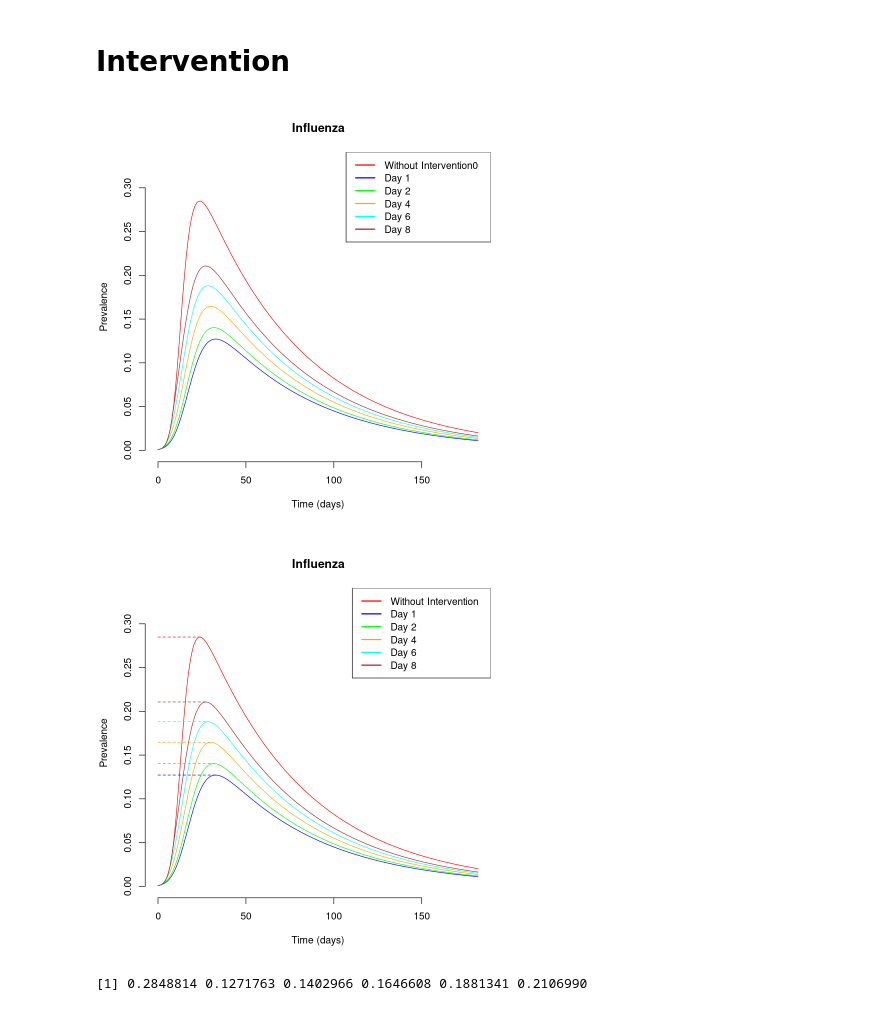
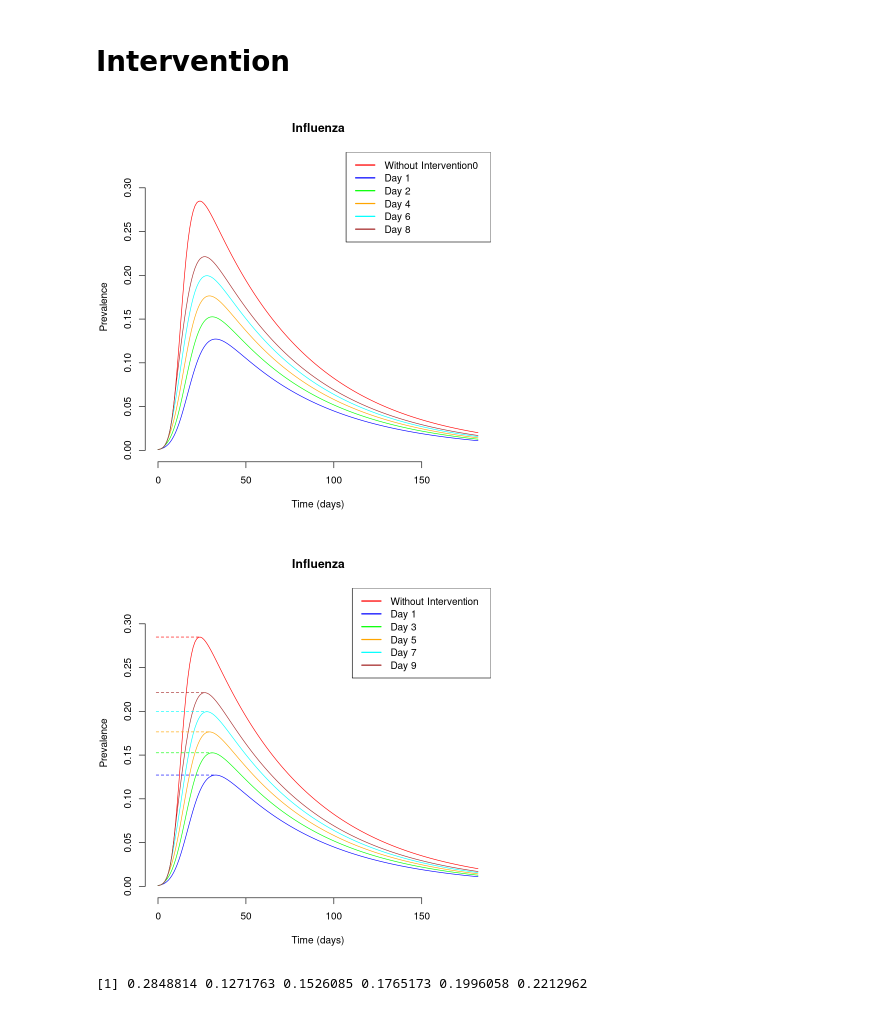
Before and after one commit to clemsadand/MMED-Group7, a Jupyter notebook: mmed_code_group7.ipynb, the cells around one changed output. Drawn from its saved outputs; the diff is of its cells as text; code cells hidden in the pictures.

```diff
--- a/mmed_code_group7.ipynb
+++ b/mmed_code_group7.ipynb
@@ -260,10 +260,10 @@ legend("topright", legend = c("Simulated data", "Simulated Prevalence", "Prevale
 # Intervention
 # %%
 T_interv0 = 1
-T_interv1 = 2
-T_interv2 = 4
-T_interv3 = 6
-T_interv4 = 8
+T_interv1 = 3
+T_interv2 = 5
+T_interv3 = 7
+T_interv4 = 9
 # %%
 f.fn <- function(I, N, x, a = 50){
   ans <- 0
@@ -566,7 +566,7 @@ legend("topright", legend = c("Without Intervention0", "Day 1", "Day 2","Day 4",
                               "Day 6","Day 8"),
                                col = c("red", "blue","green", "orange", "cyan","brown"), lwd = 2)
 # %% [output]
-[figure, old version]
+[figure, new version]
 # %%
 # Find the maximum y-values and their corresponding time for each series
 max_y_without_interv <- max(ts_seirv_without_interv$P)
@@ -591,40 +591,40 @@ max_y_with_interv4_time <- ts_seirv_with_interv4$time[which.max(ts_seirv_with_in
 max_y <- max(max_y_without_interv, max_y_with_interv0, max_y_with_interv1, max_y_with_interv2, max_y_with_interv3, max_y_with_interv4)
 
 # Plot the base graph
 plot(ts_seirv_without_interv$time,               # Time on the x axis
      ts_seirv_without_interv$P,                  # Number infected (I) on the y axis
      xlab = "Time (days)",     # Label the x axis
      ylab = "Prevalence",  # Label the y axis
      main = "Influenza",    # Plot title
      xlim = c(0, max(ts_seirv_with_interv0$time)),           #
      ylim = c(0, max_y*1.15),
      col="red",
      type = "l",                # Use a line plot
      bty = "n")                 # Remove the box around the plot
 
 # Add additional lines for other interventions
 lines(ts_seirv_with_interv0$time, ts_seirv_with_interv0$P, col="blue")
 lines(ts_seirv_with_interv1$time, ts_seirv_with_interv1$P, col="green")
 lines(ts_seirv_with_interv2$time, ts_seirv_with_interv2$P, col="orange")
 lines(ts_seirv_with_interv3$time, ts_seirv_with_interv3$P, col="cyan")
 lines(ts_seirv_with_interv4$time, ts_seirv_with_interv4$P, col="brown")
 
 # Add legend
-legend("topright", legend = c("Without Intervention", "Day 1", "Day 2","Day 4", "Day 6","Day 8"),
+legend("topright", legend = c("Without Intervention", "Day 1", "Day 3","Day 5", "Day 7","Day 9"),
        col = c("red", "blue","green", "orange", "cyan","brown"), lwd = 2)
 
 # Add horizontal segments at the peaks
 segments(x0=-1, y0=max_y_without_interv, x1=max_y_without_interv_time, y1=max_y_without_interv, col="red", lty=2)
 segments(x0=-1, y0=max_y_with_interv0, x1=max_y_with_interv0_time, y1=max_y_with_interv0, col="blue", lty=2)
 segments(x0=-1, y0=max_y_with_interv1, x1=max_y_with_interv1_time, y1=max_y_with_interv1, col="green", lty=2)
 segments(x0=-1, y0=max_y_with_interv2, x1=max_y_with_interv2_time, y1=max_y_with_interv2, col="orange", lty=2)
-segments(x0=0, y0=max_y_with_interv3, x1=max_y_with_interv3_time, y1=max_y_with_interv3, col="cyan", lty=2)
-segments(x0=0, y0=max_y_with_interv4, x1=max_y_with_interv4_time, y1=max_y_with_interv4, col="brown", lty=2)
+segments(x0=-1, y0=max_y_with_interv3, x1=max_y_with_interv3_time, y1=max_y_with_interv3, col="cyan", lty=2)
+segments(x0=-1, y0=max_y_with_interv4, x1=max_y_with_interv4_time, y1=max_y_with_interv4, col="brown", lty=2)
 # %% [output]
-[figure, old version]
+[figure, new version]
 # %%
 
 print(c(max_y_without_interv, max_y_with_interv0, max_y_with_interv1, max_y_with_interv2,
       max_y_with_interv3, max_y_with_interv4))
 # %% [output]
-[1] 0.2848814 0.1271763 0.1402966 0.1646608 0.1881341 0.2106990
+[1] 0.2848814 0.1271763 0.1526085 0.1765173 0.1996058 0.2212962
```
